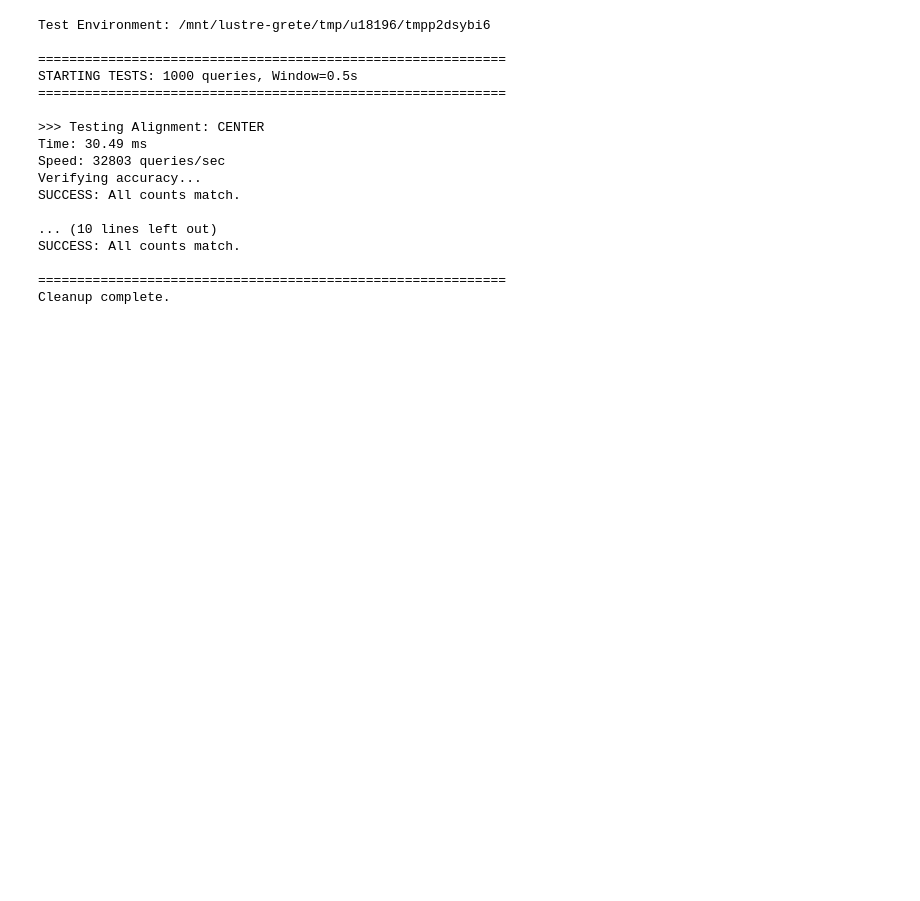
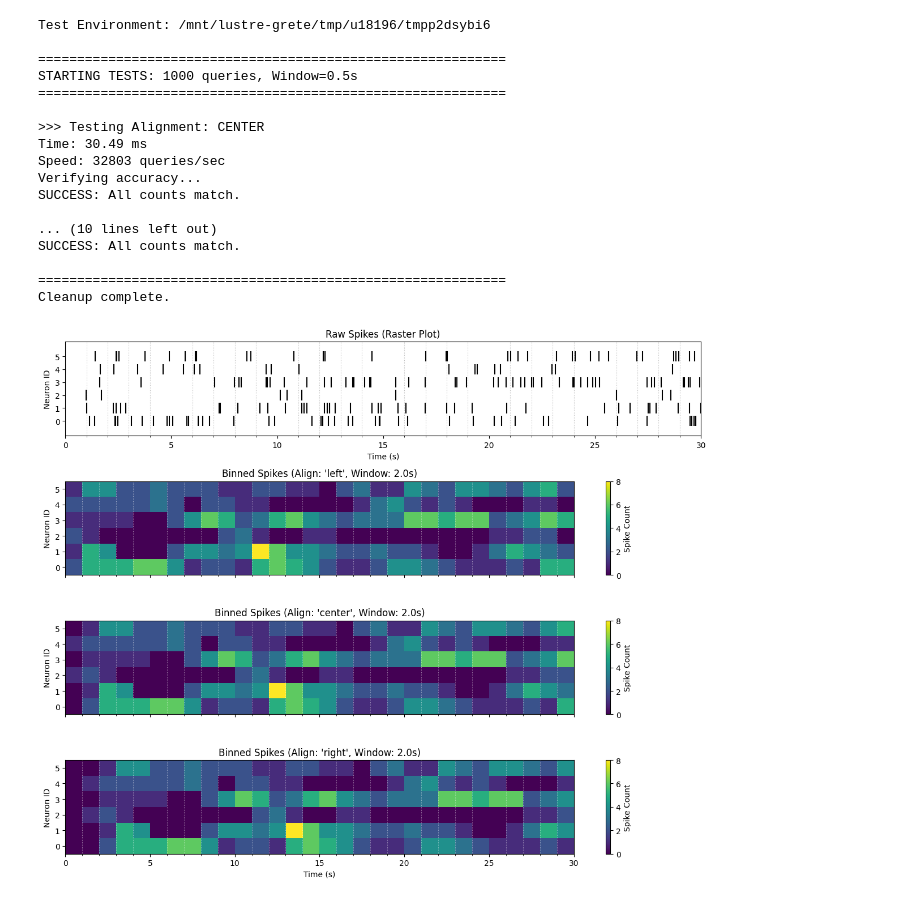
Before and after one commit to sensorium-competition/experanto, a Jupyter notebook: examples/playground_spike.ipynb, the cells around one changed output. Saved outputs shown, nothing was run; the diff lists cells and outputs as text; code cells hidden in the pictures; blank space fills up the shorter version.

Commit message:
Added example for binning alignment

```diff
--- a/examples/playground_spike.ipynb
+++ b/examples/playground_spike.ipynb
@@ -170,3 +171,86 @@ SUCCESS: All counts match.
 
 ============================================================
 Cleanup complete.
+# %%
+# Create a temporary directory for the dummy data
+temp_dir = tempfile.mkdtemp()
+
+try:
+    # 1. Generate small dummy dataset (6 neurons, 30 seconds duration)
+    duration = 30.0
+    n_neurons = 6
+    rate = 1.0  # Approx 1 spike per second per neuron
+
+    # Reusing the create_dummy_data function from Cell 2
+    gt_spikes_list, gt_flat, gt_indices = create_dummy_data(
+        temp_dir, n_neurons=n_neurons, duration=duration, rate=rate
+    )
+
+    # 2. Define Query Times & Window
+    # We query at exactly every 1.0 second, with a 2.0s window to emphasize differences
+    query_times = np.arange(0.0, duration, 1.0)
+    window_size = 2.0
+
+    # 3. Get Interpolated Bins for each mode
+    modes = ["left", "center", "right"]
+    binned_data = {}
+
+    for align in modes:
+        interp = SpikesInterpolator(
+            temp_dir,
+            interpolation_window=window_size,
+            interpolation_align=align,
+            cache_data=True  # Eagerly load to RAM
+        )
+        counts, valid = interp.interpolate(query_times)
+        binned_data[align] = counts
+
+    # 4. Visualization
+    fig, axes = plt.subplots(4, 1, figsize=(12, 10), sharex=True)
+
+    # A) Raster plot of raw spikes
+    axes[0].eventplot(gt_spikes_list, color='black', linelengths=0.8)
+    axes[0].set_title("Raw Spikes (Raster Plot)")
+    axes[0].set_ylabel("Neuron ID")
+    axes[0].set_yticks(range(n_neurons))
+    axes[0].set_xlim(0, duration)
+
+    # Add x_label and x_ticks specifically to the raster plot
+    axes[0].set_xlabel("Time (s)")
+    axes[0].tick_params(labelbottom=True)  # Forces labels to show despite sharex=True
+    axes[0].set_xticks(query_times, minor=True)
+    axes[0].grid(which='minor', axis='x', color='gray', linestyle=':', alpha=0.5)
+
+    # B) Heatmaps of binned counts
+    for idx, align in enumerate(modes):
+        ax = axes[idx + 1]
+
+        # Transpose counts so y-axis is neurons and x-axis is time
+        # extent=[min_x, max_x, min_y, max_y] aligns the heatmap blocks with the time axis
+        im = ax.imshow(
+            binned_data[align].T,
+            aspect='auto',
+            origin='lower',
+            cmap='viridis',
+            extent=[0, duration, -0.5, n_neurons - 0.5]
+        )
+
+        ax.set_title(f"Binned Spikes (Align: '{align}', Window: {window_size}s)")
+        ax.set_ylabel("Neuron ID")
+        ax.set_yticks(range(n_neurons))
+
+        # Add a subtle grid to show the queried time bins
+        ax.set_xticks(query_times, minor=True)
+        ax.grid(which='minor', color='white', linestyle=':', alpha=0.5)
+
+        fig.colorbar(im, ax=ax, label="Spike Count")
+
+    axes[-1].set_xlabel("Time (s)")
+    plt.tight_layout()
+    plt.show()
+
+finally:
+    # Clean up the temporary directory
+    shutil.rmtree(temp_dir)
+# %% [output]
+[figure, added]
```
Also changed, not shown: parts of 1 cell of this notebook, 1 other file.
